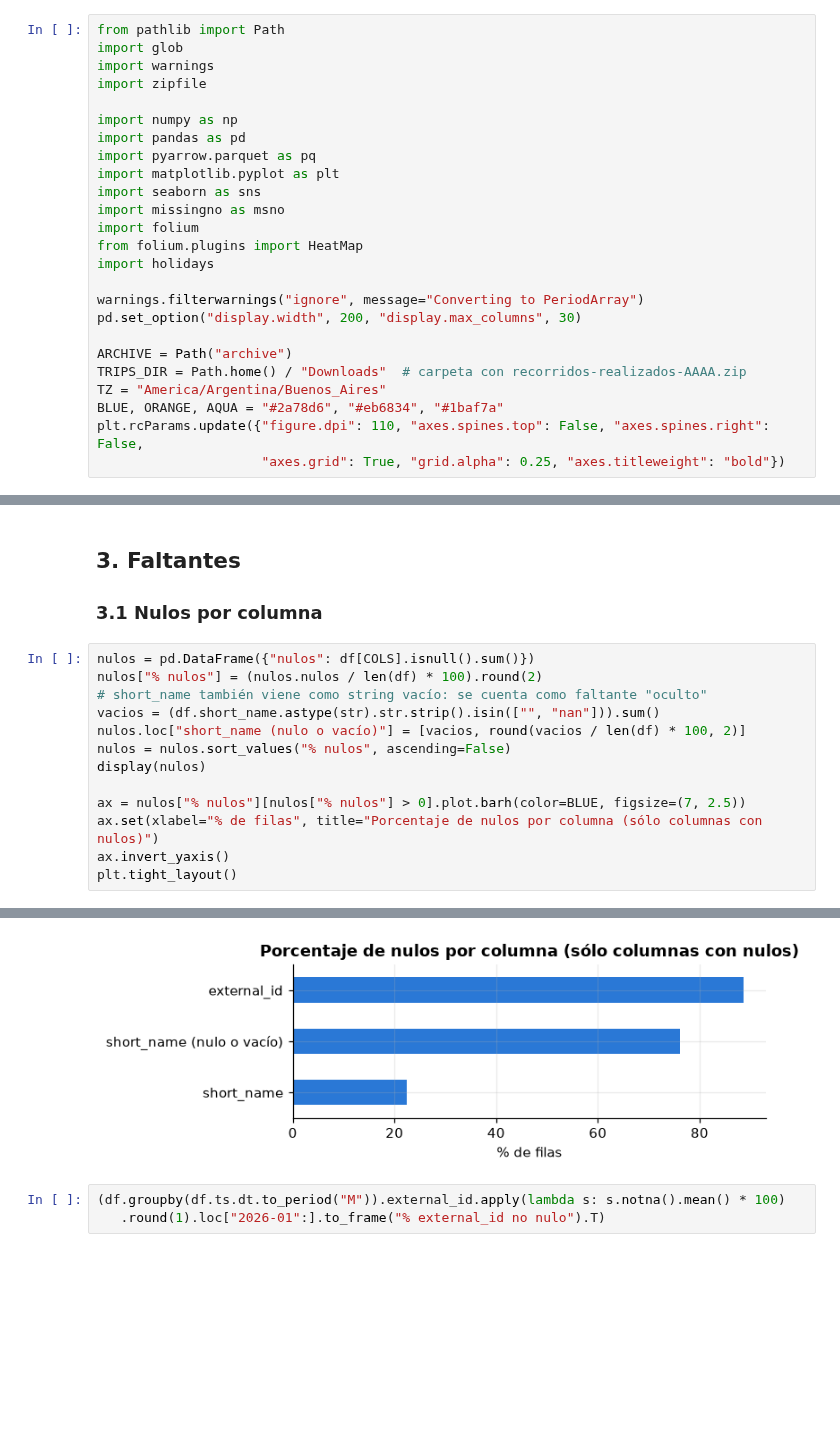
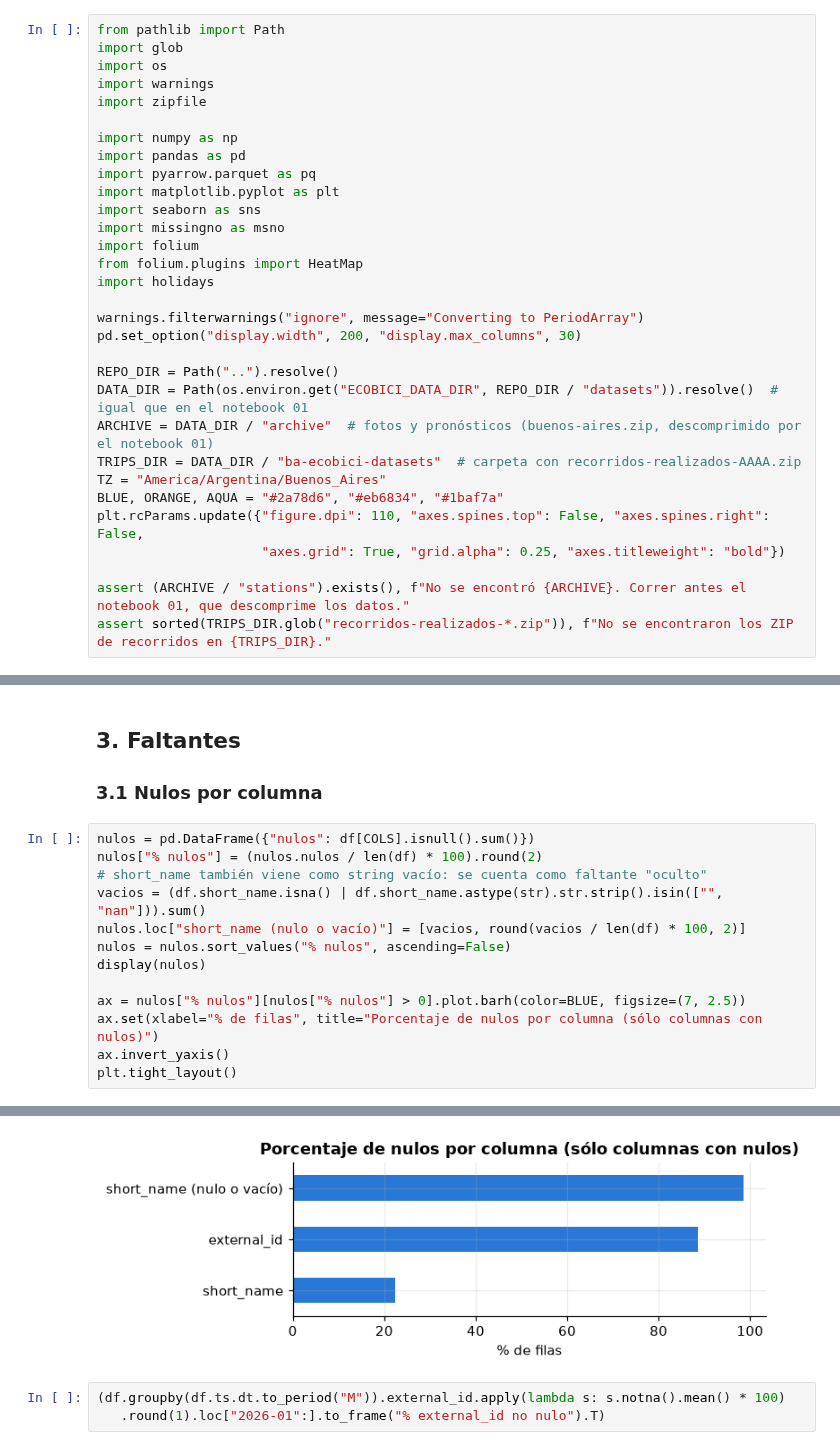
Before and after one commit to SantiNG101/ecobici-demand-predictor, a Jupyter notebook: notebooks/02_eda_calidad.ipynb, the cells around one changed output, grey strips where cells are left out. Cells and saved outputs as stored; diff of their text form; blank space fills up the shorter version.

```diff
--- a/notebooks/02_eda_calidad.ipynb
+++ b/notebooks/02_eda_calidad.ipynb
@@ -15,6 +15,7 @@ validar el proxy (sección 8).
 # %%
 from pathlib import Path
 import glob
+import os
 import warnings
 import zipfile
 
@@ -31,12 +32,17 @@ import holidays
 warnings.filterwarnings("ignore", message="Converting to PeriodArray")
 pd.set_option("display.width", 200, "display.max_columns", 30)
 
-ARCHIVE = Path("archive")
-TRIPS_DIR = Path.home() / "Downloads"  # carpeta con recorridos-realizados-AAAA.zip
+REPO_DIR = Path("..").resolve()
+DATA_DIR = Path(os.environ.get("ECOBICI_DATA_DIR", REPO_DIR / "datasets")).resolve()  # igual que en el notebook 01
+ARCHIVE = DATA_DIR / "archive"  # fotos y pronósticos (buenos-aires.zip, descomprimido por el notebook 01)
+TRIPS_DIR = DATA_DIR / "ba-ecobici-datasets"  # carpeta con recorridos-realizados-AAAA.zip
 TZ = "America/Argentina/Buenos_Aires"
 BLUE, ORANGE, AQUA = "#2a78d6", "#eb6834", "#1baf7a"
 plt.rcParams.update({"figure.dpi": 110, "axes.spines.top": False, "axes.spines.right": False,
                      "axes.grid": True, "grid.alpha": 0.25, "axes.titleweight": "bold"})
+
+assert (ARCHIVE / "stations").exists(), f"No se encontró {ARCHIVE}. Correr antes el notebook 01, que descomprime los datos."
+assert sorted(TRIPS_DIR.glob("recorridos-realizados-*.zip")), f"No se encontraron los ZIP de recorridos en {TRIPS_DIR}."
 # %%
 COLS = ["station_id", "name", "short_name", "external_id", "longitude", "latitude", "capacity",
         "num_bikes_available", "num_bikes_disabled", "num_docks_available", "num_docks_disabled",
@@ -325,7 +331,7 @@ pd.DataFrame({
 nulos = pd.DataFrame({"nulos": df[COLS].isnull().sum()})
 nulos["% nulos"] = (nulos.nulos / len(df) * 100).round(2)
 # short_name también viene como string vacío: se cuenta como faltante "oculto"
-vacios = (df.short_name.astype(str).str.strip().isin(["", "nan"])).sum()
+vacios = (df.short_name.isna() | df.short_name.astype(str).str.strip().isin(["", "nan"])).sum()
 nulos.loc["short_name (nulo o vacío)"] = [vacios, round(vacios / len(df) * 100, 2)]
 nulos = nulos.sort_values("% nulos", ascending=False)
 display(nulos)
@@ -341,19 +347,19 @@ plt.tight_layout()
 | short_name | 4697532.0 | 22.34 |
 | num_docks_disabled | 0.0 | 0.00 |
 | committed_at_utc | 0.0 | 0.00 |
 | status | 0.0 | 0.00 |
 | is_returning | 0.0 | 0.00 |
 | is_renting | 0.0 | 0.00 |
 | is_installed | 0.0 | 0.00 |
 | station_id | 0.0 | 0.00 |
 | num_docks_available | 0.0 | 0.00 |
 | name | 0.0 | 0.00 |
 | num_bikes_available | 0.0 | 0.00 |
 | capacity | 0.0 | 0.00 |
 | latitude | 0.0 | 0.00 |
 | longitude | 0.0 | 0.00 |
 | num_bikes_disabled | 0.0 | 0.00 |
-[figure, old version]
+[figure, new version]
 # %%
 (df.groupby(df.ts.dt.to_period("M")).external_id.apply(lambda s: s.notna().mean() * 100)
    .round(1).loc["2026-01":].to_frame("% external_id no nulo").T)
```
Also changed, not shown: parts of 9 cells of this notebook, 6 other files.
